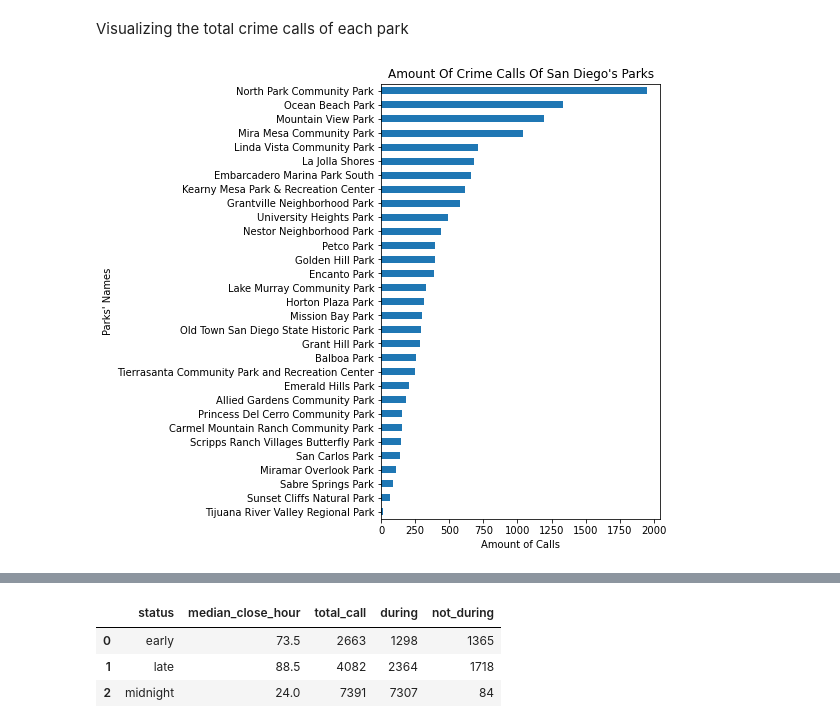
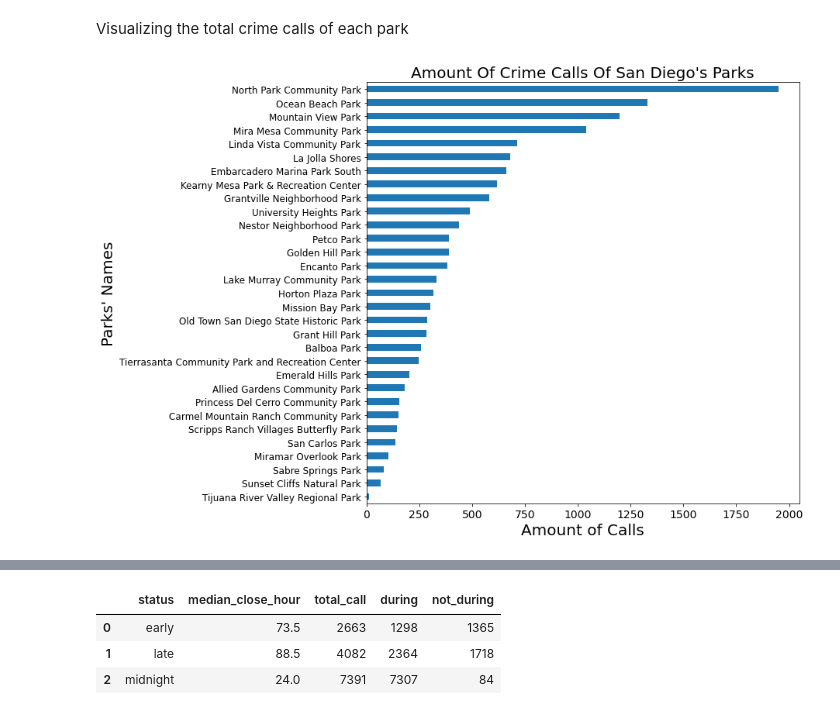
Before and after one commit to tnl001/individual_fa20, a Jupyter notebook: final_project/FinalProject_tnl001.ipynb, the cells around one changed output, grey strips where cells are left out. Drawn from its saved outputs; the diff is of its cells as text; code cells hidden in the pictures.

Commit message:
More adjustment to data analysis section

```diff
--- a/final_project/FinalProject_tnl001.ipynb
+++ b/final_project/FinalProject_tnl001.ipynb
@@ -884,10 +864,12 @@ Include cells that describe the steps in your data analysis.
 # %% [markdown]
 Visualizing the total crime calls of each park
 # %%
-cl_park_data.sort_values('total_call').plot(x='name', y='total_call', kind='barh',figsize=(5,8), legend=False)
-plt.title("Amount Of Crime Calls Of San Diego's Parks")
-plt.xlabel('Amount of Calls')
-plt.ylabel("Parks' Names")
+cl_park_data.sort_values('total_call').plot(x='name', y='total_call', kind='barh',figsize=(10,10), legend=False)
+plt.title("Amount Of Crime Calls Of San Diego's Parks", size=20)
+plt.xlabel('Amount of Calls', size=20)
+plt.ylabel("Parks' Names", size=20)
+plt.xticks(fontsize=14)
+plt.yticks(fontsize=12)
 f1 = plt.gcf()
 # %% [output]
-[figure, old version]
+[figure, new version]
```
Also changed, not shown: parts of 13 cells of this notebook.
